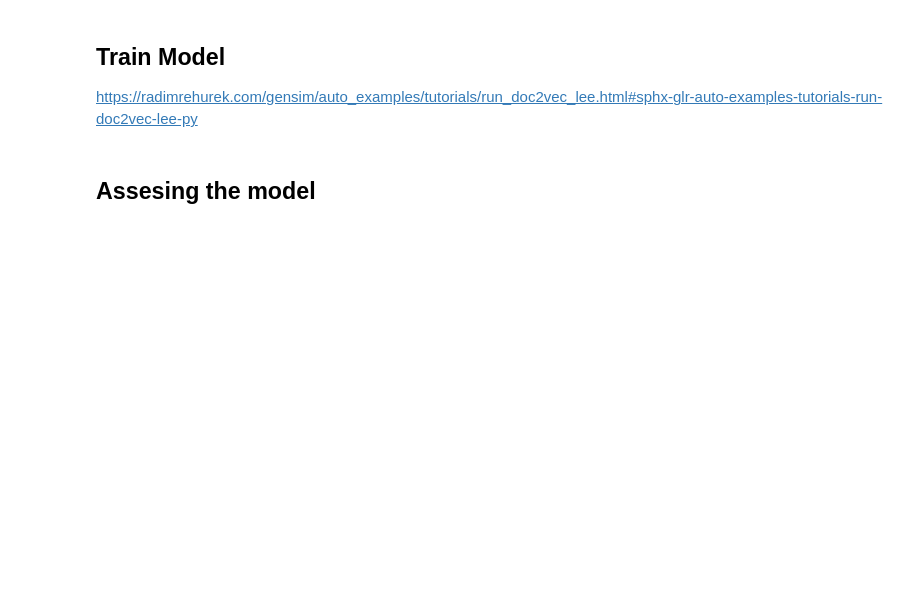
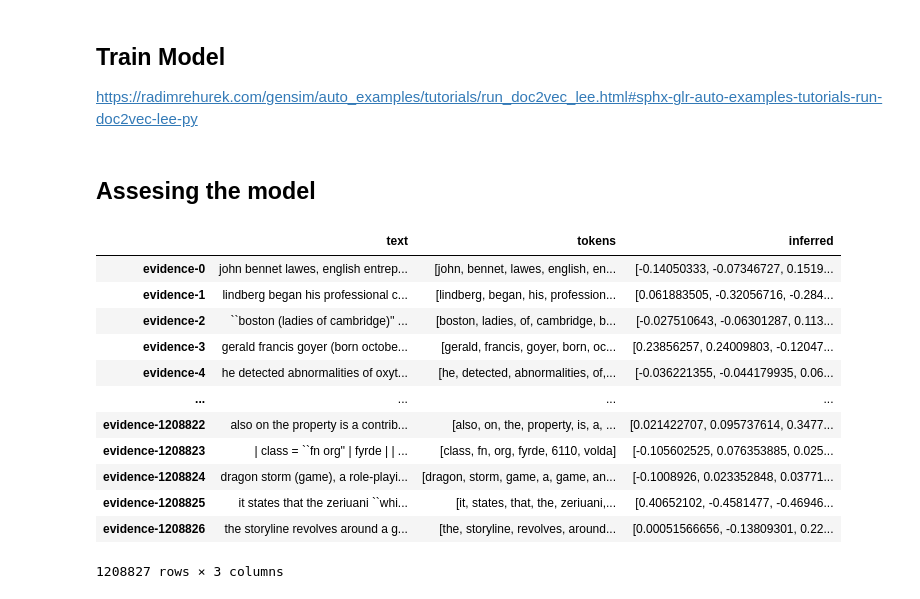
Before and after one commit to Guticar94/COMP90042-NLP-Project-Sentence-Similarity, a Jupyter notebook: Models/Doc2Vec_v2.ipynb, the cells around one changed output. Drawn from its saved outputs; the diff is of its cells as text; code cells hidden in the pictures; blank space fills up the shorter version.

```diff
--- a/Models/Doc2Vec_v2.ipynb
+++ b/Models/Doc2Vec_v2.ipynb
@@ -139,3 +140,22 @@ model.save("Doc2Vec.model")
 #model.load("Doc2Vec.model")
 # %% [markdown]
 ## Assesing the model
+# %%
+evidences_df = pd.DataFrame.from_dict(evidences, orient='index', columns=['text'])
+evidences_df = tokenize_text(evidences_df,'text')
+evidences_df['inferred'] = evidences_df['tokens'].apply(lambda x: model.infer_vector(x))
+evidences_df
+# %% [output]
+|  | text | tokens | inferred |
+| evidence-0 | john bennet lawes, english entrep... | [john, bennet, lawes, english, en... | [-0.14050333, -0.07346727, 0.1519... |
+| evidence-1 | lindberg began his professional c... | [lindberg, began, his, profession... | [0.061883505, -0.32056716, -0.284... |
+| evidence-2 | ``boston (ladies of cambridge)'' ... | [boston, ladies, of, cambridge, b... | [-0.027510643, -0.06301287, 0.113... |
+| evidence-3 | gerald francis goyer (born octobe... | [gerald, francis, goyer, born, oc... | [0.23856257, 0.24009803, -0.12047... |
+| evidence-4 | he detected abnormalities of oxyt... | [he, detected, abnormalities, of,... | [-0.036221355, -0.044179935, 0.06... |
+| ... | ... | ... | ... |
+| evidence-1208822 | also on the property is a contrib... | [also, on, the, property, is, a, ... | [0.021422707, 0.095737614, 0.3477... |
+| evidence-1208823 | | class = ``fn org'' | fyrde | | ... | [class, fn, org, fyrde, 6110, volda] | [-0.105602525, 0.076353885, 0.025... |
+| evidence-1208824 | dragon storm (game), a role-playi... | [dragon, storm, game, a, game, an... | [-0.1008926, 0.023352848, 0.03771... |
+| evidence-1208825 | it states that the zeriuani ``whi... | [it, states, that, the, zeriuani,... | [0.40652102, -0.4581477, -0.46946... |
+| evidence-1208826 | the storyline revolves around a g... | [the, storyline, revolves, around... | [0.00051566656, -0.13809301, 0.22... |
+1208827 rows × 3 columns
```
Also changed, not shown: parts of 14 cells of this notebook.
